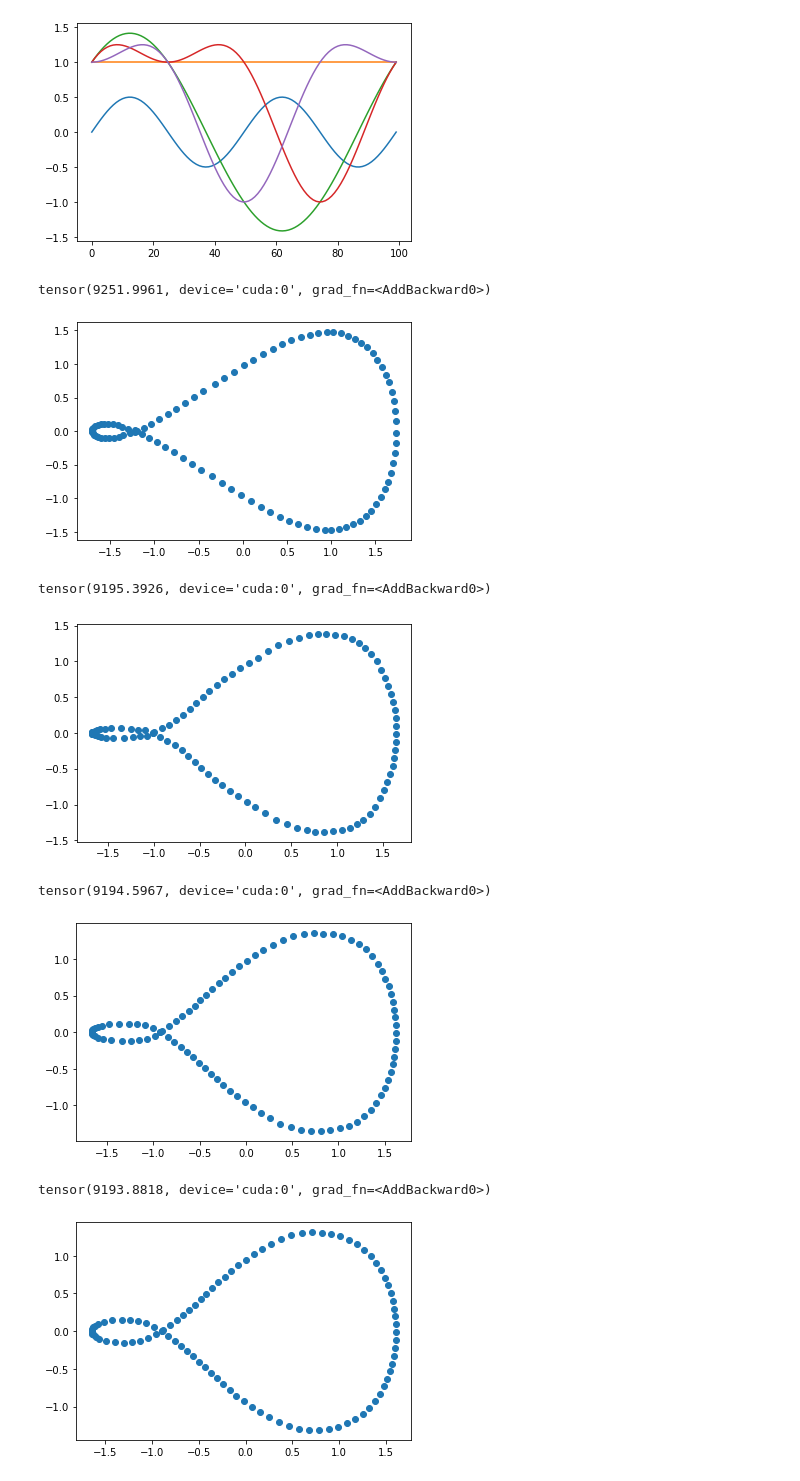
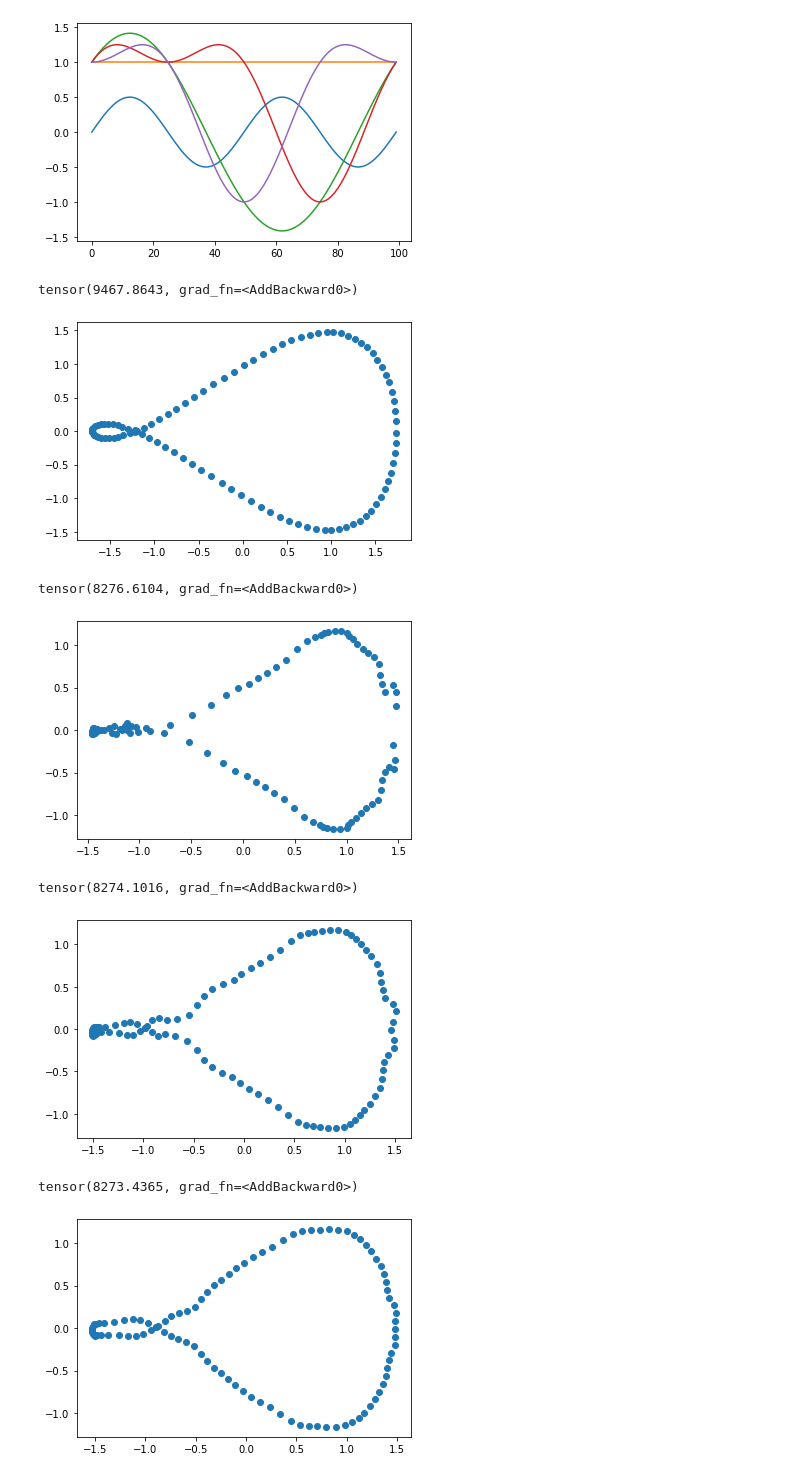
Before and after one commit to naka-tomo/gp_test, a Jupyter notebook: gplvm.ipynb, the cells around one changed output. Saved outputs shown, nothing was run; the diff lists cells and outputs as text; code cells hidden in the pictures.

```diff
--- a/gplvm.ipynb
+++ b/gplvm.ipynb
@@ -41,7 +41,7 @@ class GPLVM:
       self.x_t = torch.t( self.x )
 
       loss = self.D*self.N/2 * np.log(2*np.pi)
-      loss += self.D/2 * torch.det(self.K)
+      loss += self.D/2 * torch.log(torch.det(self.K)+0.00000001)
       loss += 1/2 * torch.trace( torch.mm( torch.mm( self.K_inv, self.x ), self.x_t ) )
 
       # 最適化
@@ -82,14 +82,14 @@ for i in range(D):
 [figure]
 [figure]
 # %%
-gp = GPLVM(N, 2, "cuda")
+gp = GPLVM(N, 2, "cpu")
 gp.learn(x)
 # %% [output]
-tensor(9251.9961, device='cuda:0', grad_fn=<AddBackward0>)
+tensor(9467.8643, grad_fn=<AddBackward0>)
 [figure]
-tensor(9195.3926, device='cuda:0', grad_fn=<AddBackward0>)
+tensor(8276.6104, grad_fn=<AddBackward0>)
-[figure, old version]
+[figure, new version]
-tensor(9194.5967, device='cuda:0', grad_fn=<AddBackward0>)
+tensor(8274.1016, grad_fn=<AddBackward0>)
-[figure, old version]
+[figure, new version]
-tensor(9193.8818, device='cuda:0', grad_fn=<AddBackward0>)
+tensor(8273.4365, grad_fn=<AddBackward0>)
-[figure, old version]
+[figure, new version]
```
Also changed, not shown: parts of 1 cell of this notebook.
